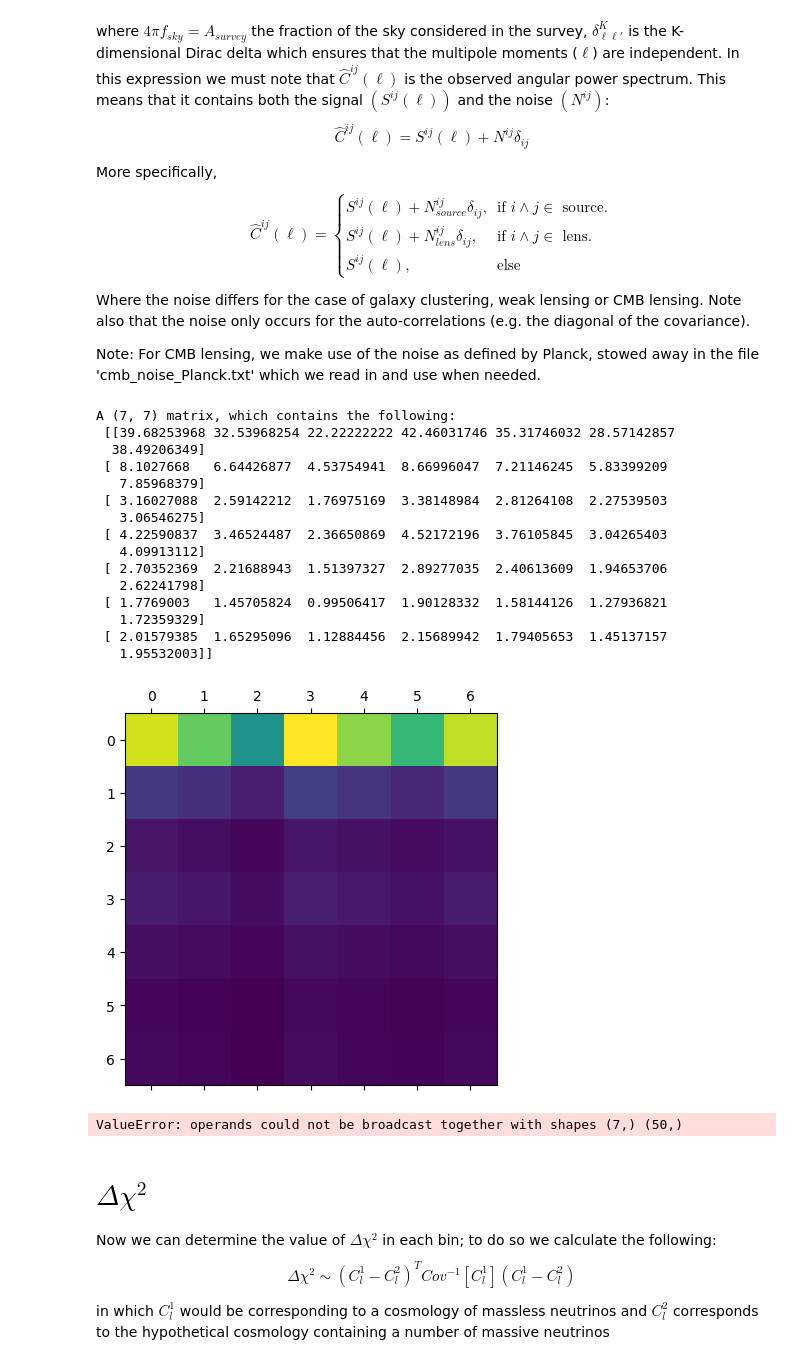
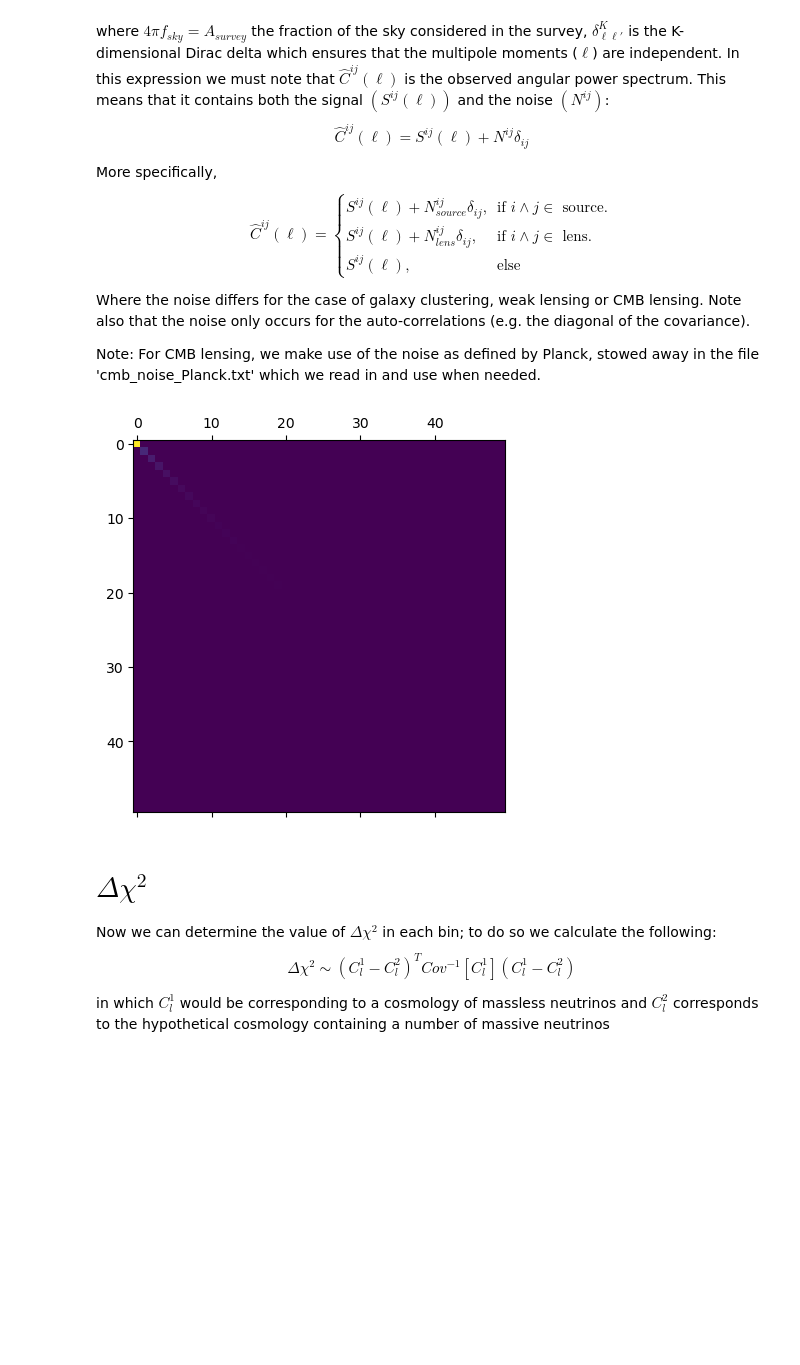
Before and after one commit to XanderHenrik/Masters-Project, a Jupyter notebook: notebooks/identifiability_test.ipynb, the cells around one changed output. Saved outputs shown, nothing was run; the diff lists cells and outputs as text; code cells hidden in the pictures; blank space fills up the shorter version.

```diff
--- a/notebooks/identifiability_test.ipynb
+++ b/notebooks/identifiability_test.ipynb
@@ -153,22 +192,24 @@ With the tracers we defined above, we can nof set up the angular power spectra w
 # %%
 # Define the auto and cross correlations of the CMB lensing tracer within the 6xapt framework:
-auto_cmb = ccl.angular_cl(lcdm_cosmo, cmb_l, cmb_l, l, l_limber=1120)
-cmb_wl = {i: ccl.angular_cl(lcdm_cosmo, cmb_l, wl[i], l, l_limber=1120) for i in range(len(phot_tomo_bins))}
-cmb_gc_ph = {i: ccl.angular_cl(lcdm_cosmo, cmb_l, photo_clus[i], l, l_limber=1120) for i in range(len(phot_tomo_bins))}
-cmb_gc_sp = {i: ccl.angular_cl(lcdm_cosmo, spec_clus[i], cmb_l, l, l_limber=1120) for i in range(len(spec_tomo_bins))}
+lcdm_auto_cmb = {i: ccl.angular_cl(lcdm_cosmo, lcdm_cmb_l, lcdm_cmb_l, l, l_limber=1120) for i in range(len(phot_tomo_bins))}
+lcdm_cmb_wl = {i: ccl.angular_cl(lcdm_cosmo, lcdm_cmb_l, lcdm_wl[i], l, l_limber=1120) for i in range(len(phot_tomo_bins))}
+lcdm_cmb_gc_ph = {i: ccl.angular_cl(lcdm_cosmo, lcdm_cmb_l, lcdm_photo_clus[i], l, l_limber=1120) for i in range(len(phot_tomo_bins))}
+lcdm_cmb_gc_sp = {i: ccl.angular_cl(lcdm_cosmo, lcdm_spec_clus[i], lcdm_cmb_l, l, l_limber=1120) for i in range(len(spec_tomo_bins))}
 
 # For the gaussian covariance, we also need the auto-correlations of the tracers:
-auto_gc_ph = {i: ccl.angular_cl(lcdm_cosmo, photo_clus[i], photo_clus[i], l) for i in range(len(phot_tomo_bins))}
-auto_gc_sp = {i: ccl.angular_cl(lcdm_cosmo, spec_clus[i], spec_clus[i], l) for i in range(len(spec_tomo_bins))}
-auto_wl = {i: ccl.angular_cl(lcdm_cosmo, wl[i], wl[i], l) for i in range(len(phot_tomo_bins))}
+lcdm_auto_gc_ph = {i: ccl.angular_cl(lcdm_cosmo, lcdm_photo_clus[i], lcdm_photo_clus[i], l, l_limber=700) for i in range(len(phot_tomo_bins))}
+lcdm_auto_gc_sp = {i: ccl.angular_cl(lcdm_cosmo, lcdm_spec_clus[i], lcdm_spec_clus[i], l, l_limber=700) for i in range(len(spec_tomo_bins))}
+lcdm_auto_wl = {i: ccl.angular_cl(lcdm_cosmo, lcdm_wl[i], lcdm_wl[i], l, l_limber=1120) for i in range(len(phot_tomo_bins))}
 
 # The noise types accompanying the angular power spectra:
 # Poisson error for galaxy clustering noise, point sources tracing homogeneous background field:
-noise_gc = 1/n_bar * np.ones_like(auto_gc_ph[0])
+noise_gc = 1/n_bar * np.ones_like(lcdm_auto_gc_ph[0])
 
 # Combined Poisson and Gaussian error for the point source distributions and Gaussian shear of galaxy shapes:
 sigma_e = 0.28 # sigma_e_squared
-noise_wl = (sigma_e**2)/n_bar * np.ones_like(auto_wl[0])
+noise_wl = (sigma_e**2)/n_bar * np.ones_like(lcdm_auto_wl[0])
 
 # For the CMB lensing noise we reference the method of Planck, resulting in:
 noise_cmb_l = np.loadtxt('/home/xander/Masters-Project/notebooks/cmb_noise_Planck.txt')[:, 1]
+
+print(lcdm_auto_cmb)
@@ -241,31 +341,14 @@ def Gauss_cov(l, ang_power_spectrum, noise, f_sky, redshift_dist=None, bins=None
 
     return cov
 
-tracer = np.array([100, 82, 56, 107, 89, 72, 97])
-noise = np.ones_like(tracer)
-l = np.linspace(10, 200, len(tracer))
+# tracer = np.array([100, 82, 56, 107, 89, 72, 97])
+# noise = np.ones_like(tracer)
+# l = np.linspace(10, 200, len(tracer))
 
-print("A", Gauss_cov(l, tracer, noise, 12, cross=True).shape, "matrix, which contains the following:\n", Gauss_cov(l, tracer, noise, 12, cross=True))
+# print("A", Gauss_cov(l, tracer, noise, 12, cross=True).shape, "matrix, which contains the following:\n", Gauss_cov(l, tracer, noise, 12, cross=True))
 
-plt.matshow(Gauss_cov(l, tracer, noise, 2, cross=True), None)
-plt.show()
+# plt.matshow(Gauss_cov(l, tracer, noise, 2, cross=True), None)
+# plt.show()
-# %% [output]
-A (7, 7) matrix, which contains the following:
- [[39.68253968 32.53968254 22.22222222 42.46031746 35.31746032 28.57142857
-  38.49206349]
- [ 8.1027668   6.64426877  4.53754941  8.66996047  7.21146245  5.83399209
-   7.85968379]
- [ 3.16027088  2.59142212  1.76975169  3.38148984  2.81264108  2.27539503
-   3.06546275]
- [ 4.22590837  3.46524487  2.36650869  4.52172196  3.76105845  3.04265403
-   4.09913112]
- [ 2.70352369  2.21688943  1.51397327  2.89277035  2.40613609  1.94653706
-   2.62241798]
- [ 1.7769003   1.45705824  0.99506417  1.90128332  1.58144126  1.27936821
-   1.72359329]
- [ 2.01579385  1.65295096  1.12884456  2.15689942  1.79405653  1.45137157
-   1.95532003]]
-[figure, removed]
 # %%
 # Start with a simplest case of the diagonal Gaussian covariance:
 
@@ -305,22 +388,22 @@ def simple_Gaussian_cov(l, IM, JN, IN, JM, f_sky, noise=None):
     return simple_cov
 # %%
 # Now we want to determine the Gaussian covariance:
-cov_cmbl_wl = simple_Gaussian_cov(l, cmb_wl[0], cmb_wl[0], auto_cmb, auto_wl[0], 0.00012, noise=noise_wl)
-cov_cmbl_wl_next = simple_Gaussian_cov(l, cmb_wl[5], cmb_wl[5], auto_cmb, auto_wl[5], 0.00012, noise=noise_wl)
+cov_cmbl_wl = simple_Gaussian_cov(l, lcdm_cmb_wl[0], lcdm_cmb_wl[0], lcdm_auto_cmb[0], lcdm_auto_wl[0], 0.00012, noise=noise_wl)
+cov_cmbl_wl_next = simple_Gaussian_cov(l, lcdm_cmb_wl[5], lcdm_cmb_wl[5], lcdm_auto_cmb[5], lcdm_auto_wl[5], 0.00012, noise=noise_wl)
 
-ez_Gauss = diag_Gaussian_cov(l, cmb_wl, cmb_wl, auto_cmb, auto_wl, 0.0012, noise_cmb_l[0:len(l)], noise_wl)
+ez_Gauss = diag_Gaussian_cov(l, lcdm_auto_cmb, lcdm_auto_cmb, lcdm_auto_cmb, lcdm_auto_cmb, 0.0012, noise_cmb_l[0:len(l)], noise_cmb_l[0:len(l)])
 mat_ez_Gauss = np.zeros_like(cov_cmbl_wl)
 for i in range(len(l)):
     for j in range(len(l)):
         if i == j:
             mat_ez_Gauss[i, j] = ez_Gauss[0][i]
 
 # plt.matshow(cov_cmbl_wl)
 # plt.matshow(cov_cmbl_wl_next)
 plt.matshow(mat_ez_Gauss)
 plt.show()
 # %% [output]
-ValueError: operands could not be broadcast together with shapes (7,) (50,)
+[figure, added]
 # %% [markdown]
 # $\Delta \chi ^{2}$
 Now we can determine the value of $\Delta \chi ^{2}$ in each bin; to do so we calculate the following:$$\Delta \chi ^{2} \sim \left(C_{l}^{1} - C_{l}^{2}\right)^{T} Cov^{-1}\left[C_{l}^{1}\right]\left(C_{l}^{1} - C_{l}^{2}\right)$$
```
Also changed, not shown: parts of 12 cells of this notebook, 1 other file.
